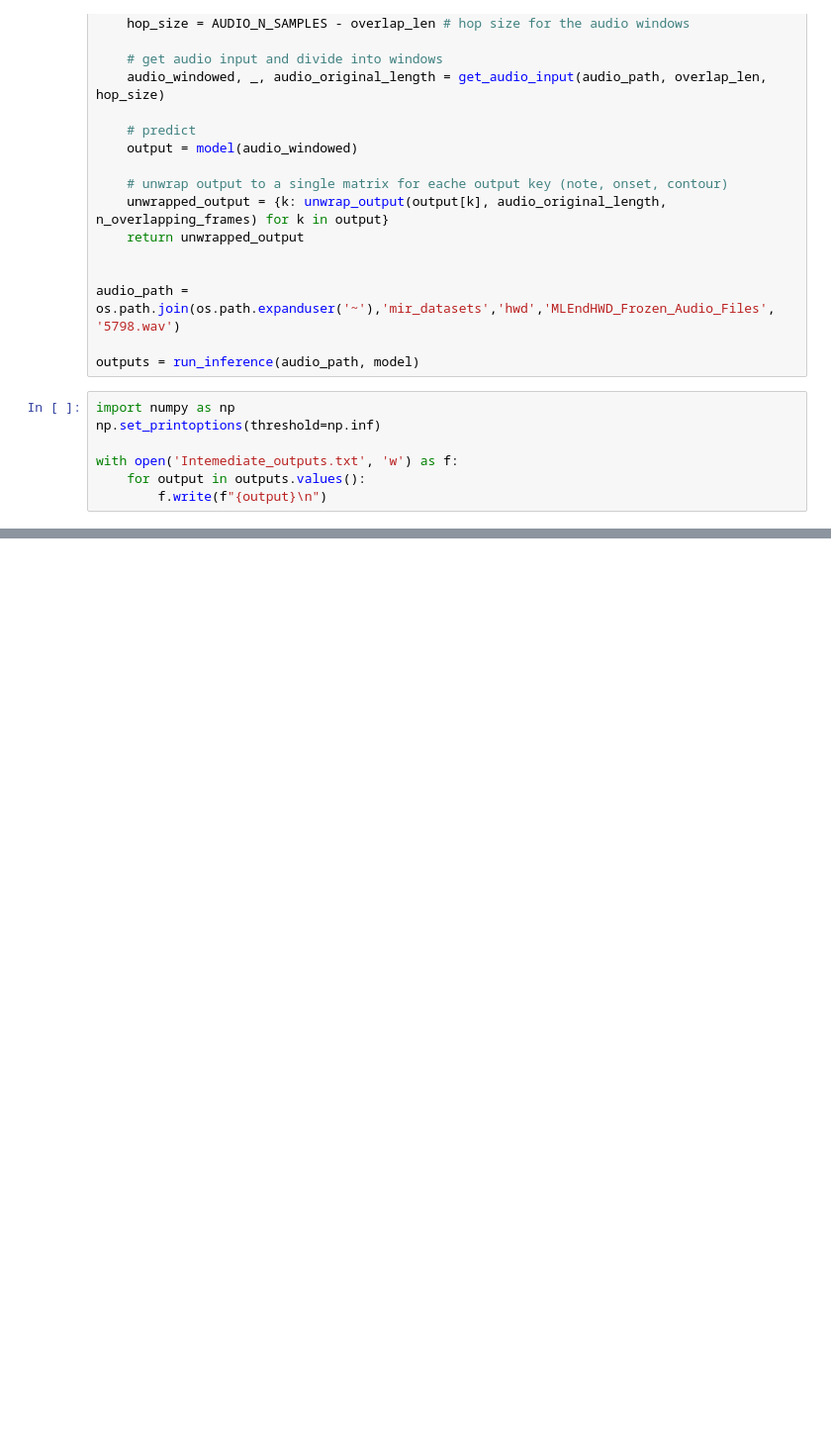
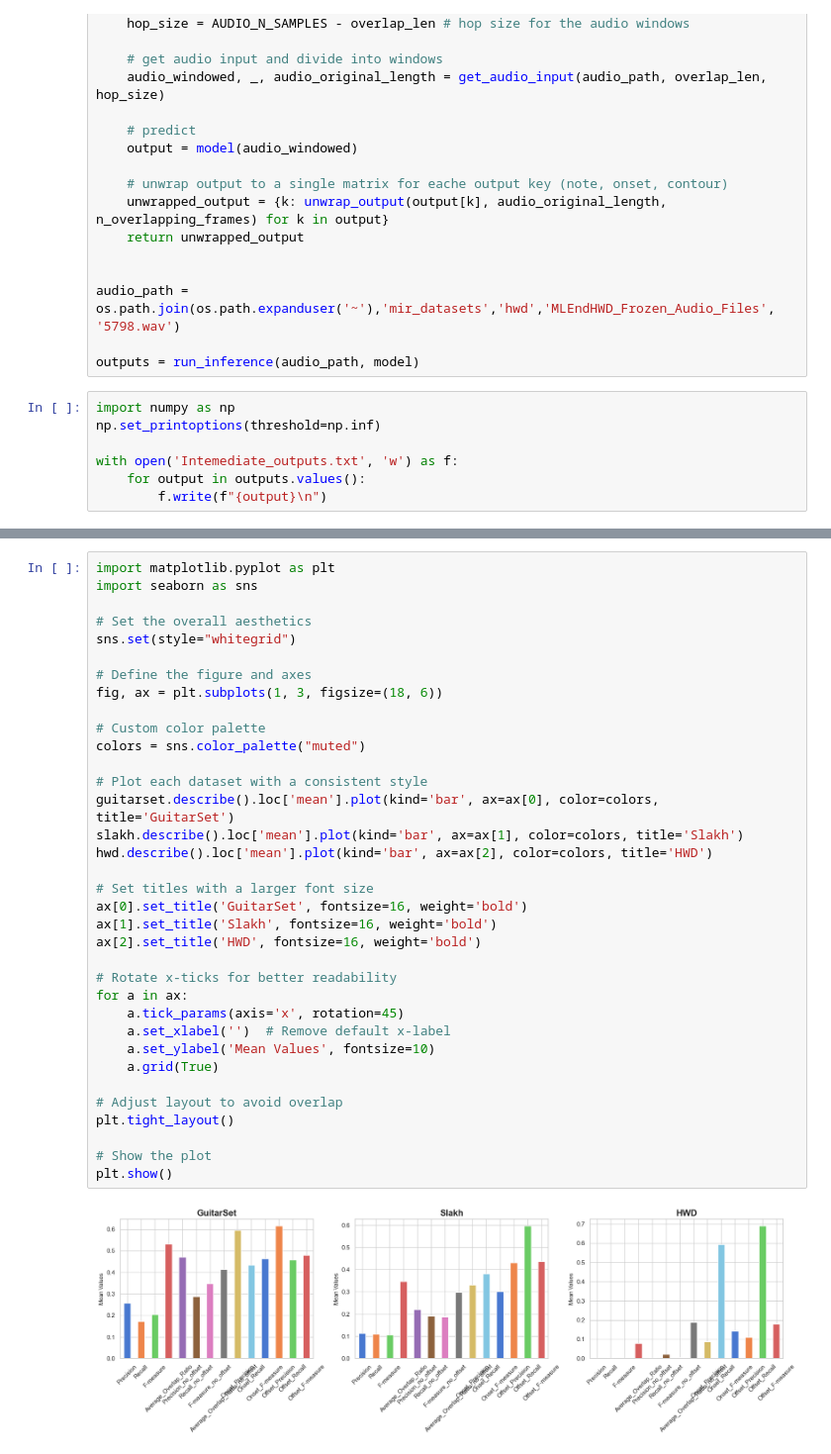
Before and after one commit to Lorenzo2703/Advanced_Pitch, a Jupyter notebook: BasicPitch/basic_pitch/Utils.ipynb, the cells around one changed output, grey strips where cells are left out. Shown: that part at 99% size. Saved outputs shown, nothing was run; the diff lists cells and outputs as text; blank space fills up the shorter version.

```diff
--- a/BasicPitch/basic_pitch/Utils.ipynb
+++ b/BasicPitch/basic_pitch/Utils.ipynb
@@ -327,0 +335,37 @@ hwd.describe().loc['mean'].plot(kind='bar', ax=ax[1], title='HWD')
+# %%
+import matplotlib.pyplot as plt
+import seaborn as sns
+
+# Set the overall aesthetics
+sns.set(style="whitegrid")
+
+# Define the figure and axes
+fig, ax = plt.subplots(1, 3, figsize=(18, 6))
+
+# Custom color palette
+colors = sns.color_palette("muted")
+
+# Plot each dataset with a consistent style
+guitarset.describe().loc['mean'].plot(kind='bar', ax=ax[0], color=colors, title='GuitarSet')
+slakh.describe().loc['mean'].plot(kind='bar', ax=ax[1], color=colors, title='Slakh')
+hwd.describe().loc['mean'].plot(kind='bar', ax=ax[2], color=colors, title='HWD')
+
+# Set titles with a larger font size
+ax[0].set_title('GuitarSet', fontsize=16, weight='bold')
+ax[1].set_title('Slakh', fontsize=16, weight='bold')
+ax[2].set_title('HWD', fontsize=16, weight='bold')
+
+# Rotate x-ticks for better readability
+for a in ax:
+    a.tick_params(axis='x', rotation=45)
+    a.set_xlabel('')  # Remove default x-label
+    a.set_ylabel('Mean Values', fontsize=10)
+    a.grid(True)
+
+# Adjust layout to avoid overlap
+plt.tight_layout()
+
+# Show the plot
+plt.show()
+# %% [output]
+[figure, added]
```
Also changed, not shown: parts of 9 cells of this notebook, 11 other files.
